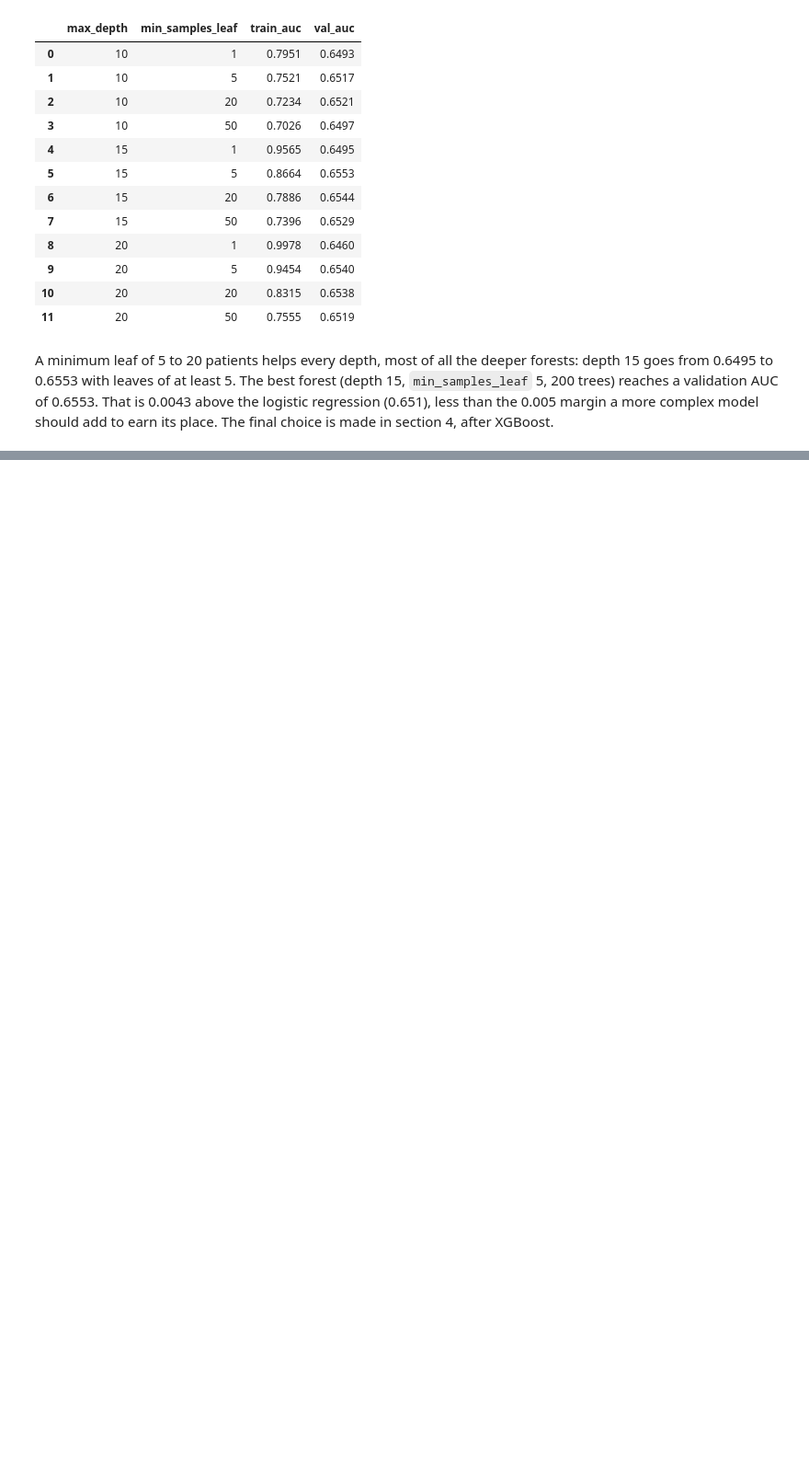
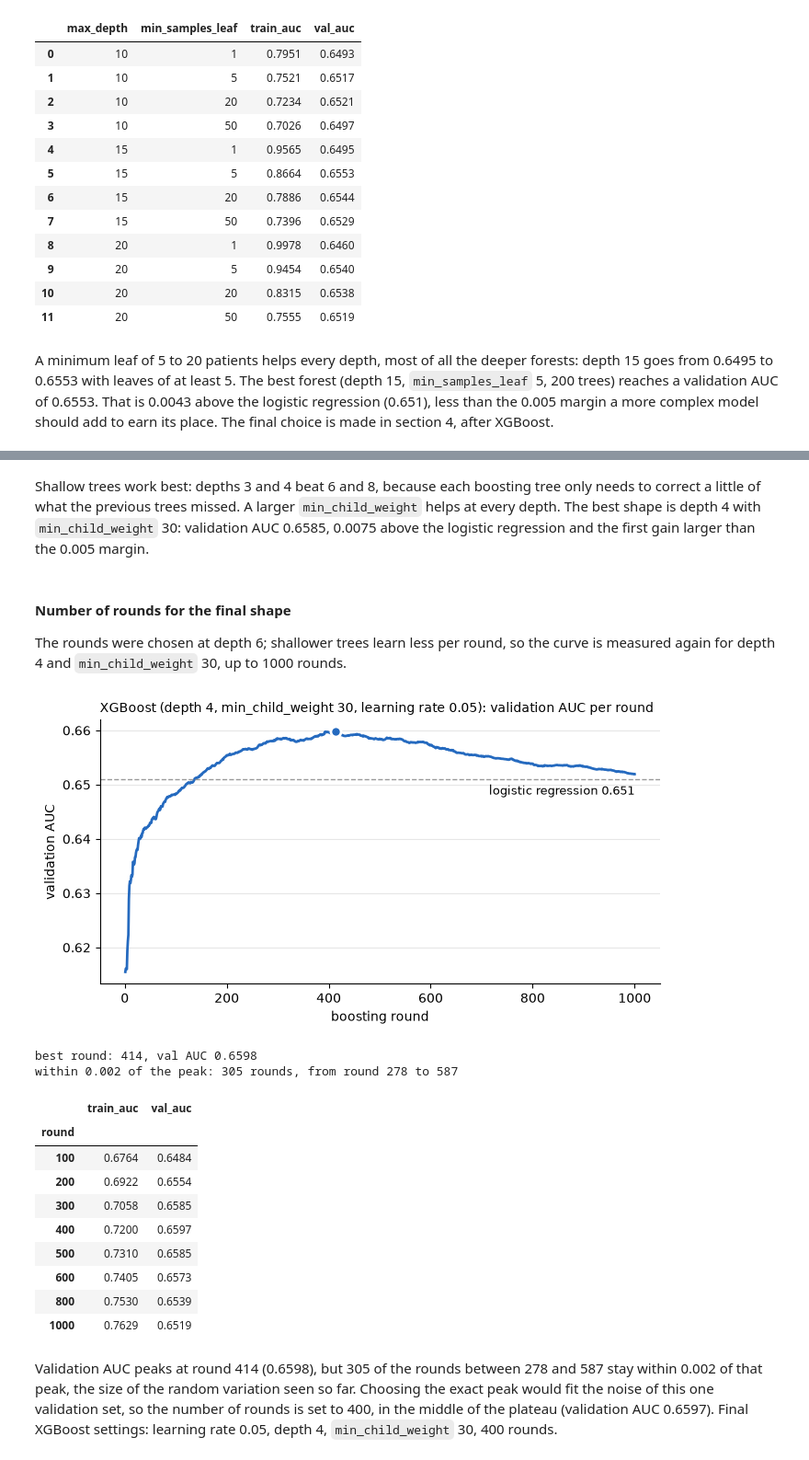
Before and after one commit to gigifumagalli/diabetes-readmission, a Jupyter notebook: notebooks/02_modelling.ipynb, the cells around one changed output, grey strips where cells are left out. Shown at 92% size. Saved outputs shown, nothing was run; the diff lists cells and outputs as text; code cells hidden in the pictures; blank space fills up the shorter version.

```diff
--- a/notebooks/02_modelling.ipynb
+++ b/notebooks/02_modelling.ipynb
@@ -473,0 +566,62 @@ its place. The final choice is made in section 4, after XGBoost.
+# %% [markdown]
+Shallow trees work best: depths 3 and 4 beat 6 and 8, because each boosting tree only needs to correct a little of what the
+previous trees missed. A larger `min_child_weight` helps at every depth. The best shape is depth 4 with
+`min_child_weight` 30: validation AUC 0.6585, 0.0075 above the logistic regression and the first gain larger than the
+0.005 margin.
+# %% [markdown]
+#### Number of rounds for the final shape
+
+The rounds were chosen at depth 6; shallower trees learn less per round, so the curve is measured again for depth 4 and
+`min_child_weight` 30, up to 1000 rounds.
+# %%
+model = XGBClassifier(
+    n_estimators=1000, learning_rate=0.05, max_depth=4, min_child_weight=30,
+    eval_metric="auc", random_state=1, n_jobs=-1,
+)
+model.fit(X_train, y_train, eval_set=[(X_train, y_train), (X_val, y_val)], verbose=False)
+rounds_curve = pd.DataFrame({
+    "train_auc": model.evals_result()["validation_0"]["auc"],  # first eval_set entry
+    "val_auc": model.evals_result()["validation_1"]["auc"],    # second eval_set entry
+}, index=pd.RangeIndex(1, 1001, name="round"))
+
+best_round = rounds_curve["val_auc"].idxmax()
+
+fig, ax = plt.subplots(figsize=(7, 3.8))
+ax.plot(rounds_curve.index, rounds_curve["val_auc"], color="#256abf", linewidth=2)
+ax.plot(best_round, rounds_curve["val_auc"].max(), "o", color="#256abf", markersize=8, markeredgecolor="white", markeredgewidth=2)
+ax.axhline(0.651, color="#999999", linewidth=1, linestyle="--")
+ax.annotate("logistic regression 0.651", (1000, 0.651), xytext=(0, -12), textcoords="offset points", ha="right", fontsize=9)
+ax.set_xlabel("boosting round")
+ax.set_ylabel("validation AUC")
+ax.set_title("XGBoost (depth 4, min_child_weight 30, learning rate 0.05): validation AUC per round", loc="left", fontsize=10)
+ax.spines[["top", "right"]].set_visible(False)
+ax.grid(axis="y", color="#e6e6e6", linewidth=0.8)
+plt.tight_layout()
+plt.show()
+
+best_auc = rounds_curve["val_auc"].max()
+# Rounds within 0.002 of the peak (the noise level seen so far): the flat top of the curve
+near_best = rounds_curve.index[rounds_curve["val_auc"] >= best_auc - 0.002]
+print(f"best round: {best_round}, val AUC {best_auc:.4f}")
+print(f"within 0.002 of the peak: {len(near_best)} rounds, from round {near_best.min()} to {near_best.max()}")
+
+rounds_curve.loc[[100, 200, 300, 400, 500, 600, 800, 1000]].round(4)
+# %% [output]
+[figure, added]
+best round: 414, val AUC 0.6598
+within 0.002 of the peak: 305 rounds, from round 278 to 587
+|  | train_auc | val_auc |
+| round |  |  |
+| 100 | 0.6764 | 0.6484 |
+| 200 | 0.6922 | 0.6554 |
+| 300 | 0.7058 | 0.6585 |
+| 400 | 0.7200 | 0.6597 |
+| 500 | 0.7310 | 0.6585 |
+| 600 | 0.7405 | 0.6573 |
+| 800 | 0.7530 | 0.6539 |
+| 1000 | 0.7629 | 0.6519 |
+# %% [markdown]
+Validation AUC peaks at round 414 (0.6598), but 305 of the rounds between 278 and 587 stay within 0.002 of that peak, the
+size of the random variation seen so far. Choosing the exact peak would fit the noise of this one validation set, so the
+number of rounds is set to 400, in the middle of the plateau (validation AUC 0.6597). Final XGBoost settings: learning rate
+0.05, depth 4, `min_child_weight` 30, 400 rounds.
```
Also changed, not shown: parts of 6 cells of this notebook.
